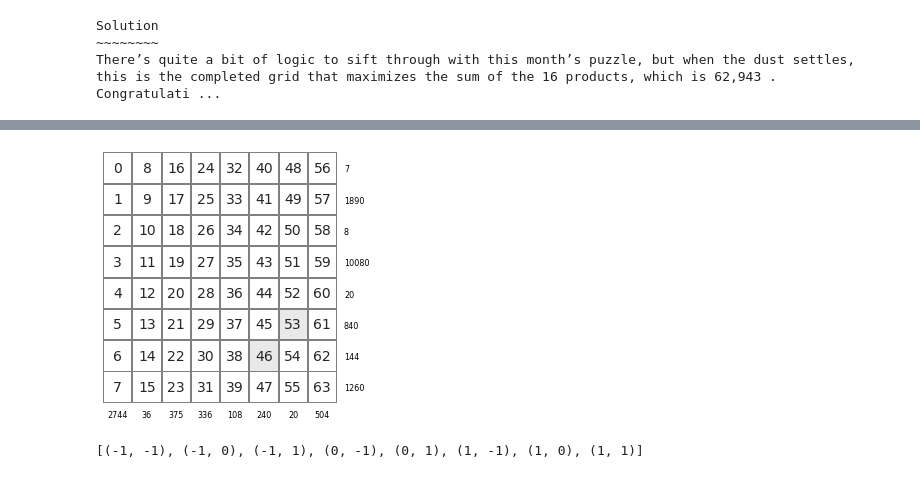
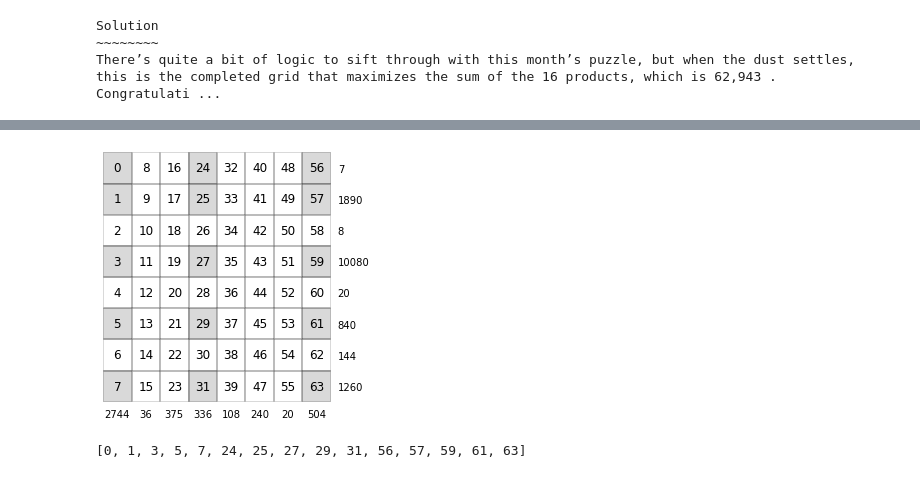
Before and after one commit to gowen100/Jane-Street-Solutions, a Jupyter notebook: 2016_09_ChessDance.ipynb, the cells around one changed output, grey strips where cells are left out. Cells and saved outputs as stored; diff of their text form; code cells hidden in the pictures.

```diff
--- a/2016_09_ChessDance.ipynb
+++ b/2016_09_ChessDance.ipynb
@@ -181,29 +177,26 @@ There’s quite a bit of logic to sift through with this month’s puzzle, but w
 # %% [markdown]
 <img src="https://www.janestreet.com/puzzles/wp-content/uploads/2016/10/sep16_solution.png" width=450>
 # %%
+n =7
+
 board= [["" for i in range(8)] for j in range(8)]
 for i in range(64):
     board[i % 8][i // 8] = i
 
-colours=np.zeros((8,8))
-
-n_moves = [(2, 1), (1, 2), (-1, 2), (-2, 1), (-2, -1), (-1, -2), (1, -2), (2, -1)]
+possible = np.array([[(col_tot[i] % n ==0) and (row_tot[j] % n ==0) for i in range(8)] for j in range(8)])
 
 
-for i,j in itertools.product(range(8),range(8)):
-    sq =63
-    n,m = (sq % 8,sq // 8)
-    if board[i][j] in [(n+x)*8+(n+y)  for (x,y) in n_moves if n+x >=0 and n+x < 8 and m+y >=0 and m+y <8 ]:
-        colours[i,j] = 1
-
 fig,ax = plt.subplots(1,1,figsize=(4,4))
-ax =sns.heatmap(colours,annot=board,cbar=False,center=3,cmap="Greys",fmt="",linewidths=1,linecolor="grey",annot_kws={"size":14},
+ax =sns.heatmap(possible,annot=board,cbar=False,cmap='Greys',fmt="",linewidths=1,linecolor="k",annot_kws={"size":12,"color":"k"},alpha=.15,
                     xticklabels=col_tot, yticklabels=row_tot)
 ax.tick_params(left=False, bottom=False,labelleft=False, labelright=True)
-plt.xticks(rotation=0,fontsize =8)
-plt.yticks(rotation=0,fontsize =8)
+plt.xticks(rotation=0,fontsize =10)
+plt.yticks(rotation=0,fontsize =10)
 plt.tight_layout()
 plt.show()
+
+[i*8+j for i in range(8) for j in range(8) if (col_tot[i] % n ==0) and (row_tot[j] % n ==0) ]
 # %% [output]
-[figure, old version]
+[figure, new version]
+[0, 1, 3, 5, 7, 24, 25, 27, 29, 31, 56, 57, 59, 61, 63]
 # %%
@@ -220,4 +215,0 @@ s+= [B[i] == b_solve[i] for i in range(9)]
-# %%
-[(i,j) for (i,j) in itertools.product([-1,0,1],[-1,0,1]) if (i,j) != (0,0)]
-# %% [output]
-[(-1, -1), (-1, 0), (-1, 1), (0, -1), (0, 1), (1, -1), (1, 0), (1, 1)]
```
Also changed, not shown: parts of 4 cells of this notebook.
